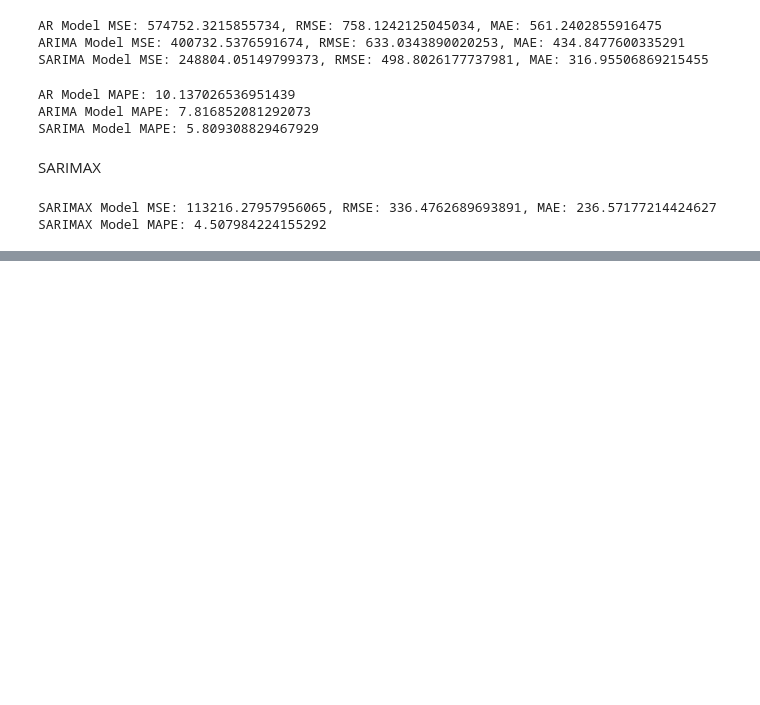
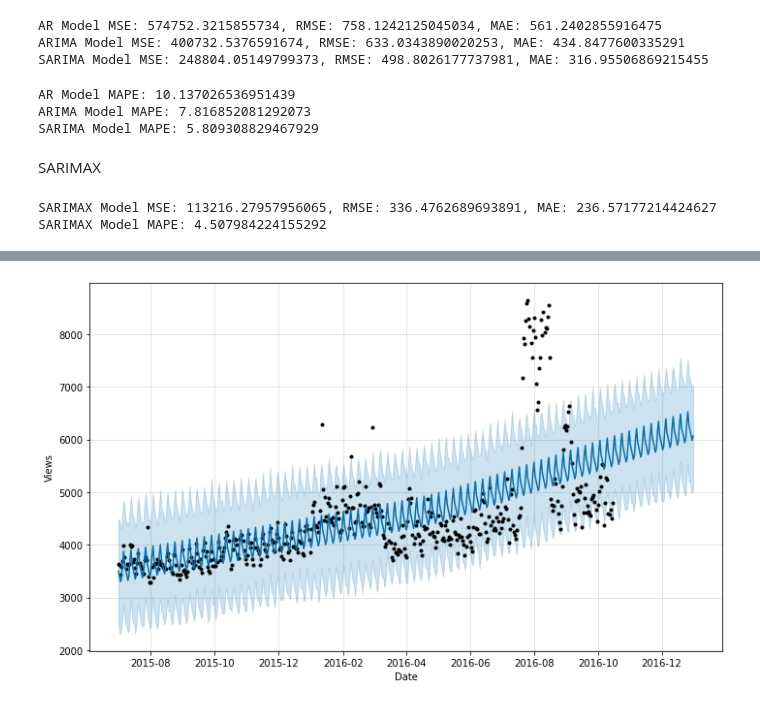
Before and after one commit to atomikkus/time_series, a Jupyter notebook: adease.ipynb, the cells around one changed output, grey strips where cells are left out. Drawn from its saved outputs; the diff is of its cells as text; code cells hidden in the pictures; blank space fills up the shorter version.

Commit message:
prophet model

```diff
--- a/adease.ipynb
+++ b/adease.ipynb
@@ -490,0 +472,10 @@ import prophet as pt
+# %%
+train = ml_df.iloc[:-test_size][['en','Exog']]
+
+ptrain = train.reset_index()
+ptrain.columns = ['ds', 'y', 'regressor']
+# %%
+
+
+model = Prophet()
+model.fit(ptrain)
@@ -490,0 +495,4 @@ import prophet as pt
+# %%
+
+future = model.make_future_dataframe(periods=77)
+future.tail(77)
@@ -490,0 +513,4 @@ import prophet as pt
+# %%
+# Make predictions for the future dates
+forecast = model.predict(future)
+forecast[['ds', 'yhat', 'yhat_lower', 'yhat_upper']].tail()
@@ -490,0 +524,8 @@ import prophet as pt
+# %%
+# Visualize the predictions
+model.plot(forecast)
+plt.xlabel('Date')
+plt.ylabel('Views')
+plt.show()
+# %% [output]
+[figure, added]
```
Also changed, not shown: parts of 7 cells of this notebook.
